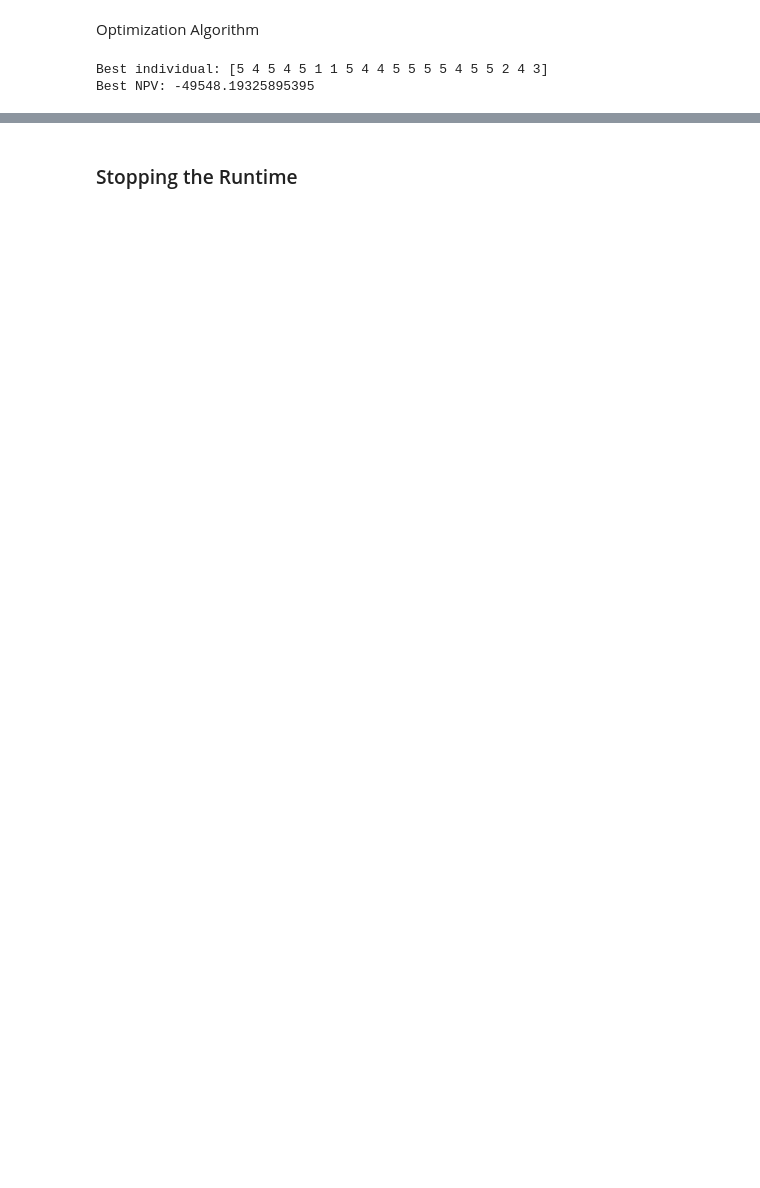
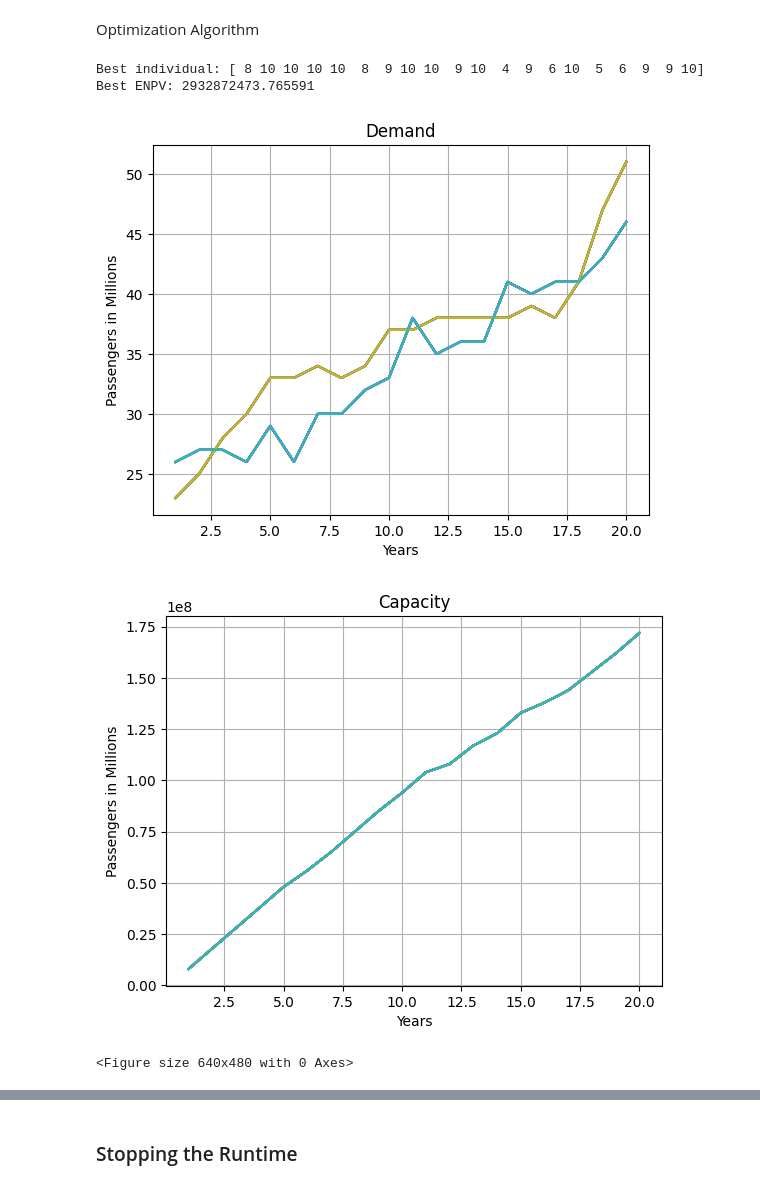
Before and after one commit to Oli767/VT1-Python-Files, a Jupyter notebook: VT2 VS Code/VT2.ipynb, the cells around one changed output, grey strips where cells are left out. Cells and saved outputs as stored; diff of their text form; code cells hidden in the pictures; blank space fills up the shorter version.

```diff
--- a/VT2 VS Code/VT2.ipynb
+++ b/VT2 VS Code/VT2.ipynb
@@ -113,11 +111,0 @@ d = (D_per_hour * p_dock * p_schengen * p_Dok_A_B) / PAXATM
-# %%
-def Capacity(K0, delta_K):
-    # Create a cumulative sum array starting from K0
-    K = K0 + np.cumsum(delta_K)
-    return K
-
-
-# delta_K = np.array([0, 0, 0, 0, 5, 0, 0, 0, 0, 10, 0, 0, 0, 0, 10, 0, 0, 0, 0, 0])
-delta_K = np.array([0, 0, 0, 0, 5, 0, 0, 0, 0, 10, 0, 0, 0, 0, 10, 0, 0, 0, 0, 0])
-K_rounded = Capacity(25, delta_K)
-print("K_rounded: ", K_rounded)
@@ -285,7 +267,7 @@ from deap import base, creator, tools
 
 # Define the bounds for the delta_K
 Lower_Limit = 0
-Upper_Limit = 5
+Upper_Limit = 10
 
 # Create the DEAP framework
 creator.create("FitnessMax", base.Fitness, weights=(1.0,))
@@ -303,8 +285,12 @@ toolbox.register("population", tools.initRepeat, list, toolbox.individual)
 
 # Define the evaluation function
 def evaluate(individual):
-    return (NPV_Genetic(individual),)
+    return (ENPV(individual),)
 
+
+# toolbox.register(
+#     "evaluate", flex_valuation_model_dr, d=d, mu=mu, t=param["t"], param=param
+# )
 
 toolbox.register("evaluate", evaluate)
 
@@ -316,7 +302,7 @@ toolbox.register(
 toolbox.register("select", tools.selTournament, tournsize=3)
 
 # Set up the genetic algorithm
-population = toolbox.population(n=50)
+population = toolbox.population(n=100)
 cxpb, mutpb, ngen = 0.5, 0.2, 10
 
 # Perform the evolution
@@ -346,9 +332,35 @@ for gen in range(ngen):
 best_ind = tools.selBest(population, 1)[0]
 print("Best individual:", best_ind)
 print(
-    "Best NPV:", -best_ind.fitness.values[0]
+    "Best ENPV:", -best_ind.fitness.values[0]
 )  # Negate the fitness to get the actual NPV value
 # %% [output]
-Best individual: [5 4 5 4 5 1 1 5 4 4 5 5 5 5 4 5 5 2 4 3]
-Best NPV: -49548.19325895395
+Best individual: [ 8 10 10 10 10  8  9 10 10  9 10  4  9  6 10  5  6  9  9 10]
+Best ENPV: 2932872473.765591
+# %%
+# Calling the Scenario Plotting Function
+fn.Scenario_plot(
+    np.ceil(Demand / 1000000),
+    Fth,
+    True,
+    "Demand",
+    "Passengers in Millions",
+    30,
+)
+
+New_K = Capacity(25, best_ind)
+
+# Calling the Scenario Plotting Function
+fn.Scenario_plot(
+    New_K,
+    Fth,
+    True,
+    "Capacity",
+    "Passengers in Millions",
+    30,
+)
+# %% [output]
+[figure, added]
+[figure, added]
+<Figure size 640x480 with 0 Axes>
 # %%
```
Also changed, not shown: parts of 13 cells of this notebook, 1 other file.
